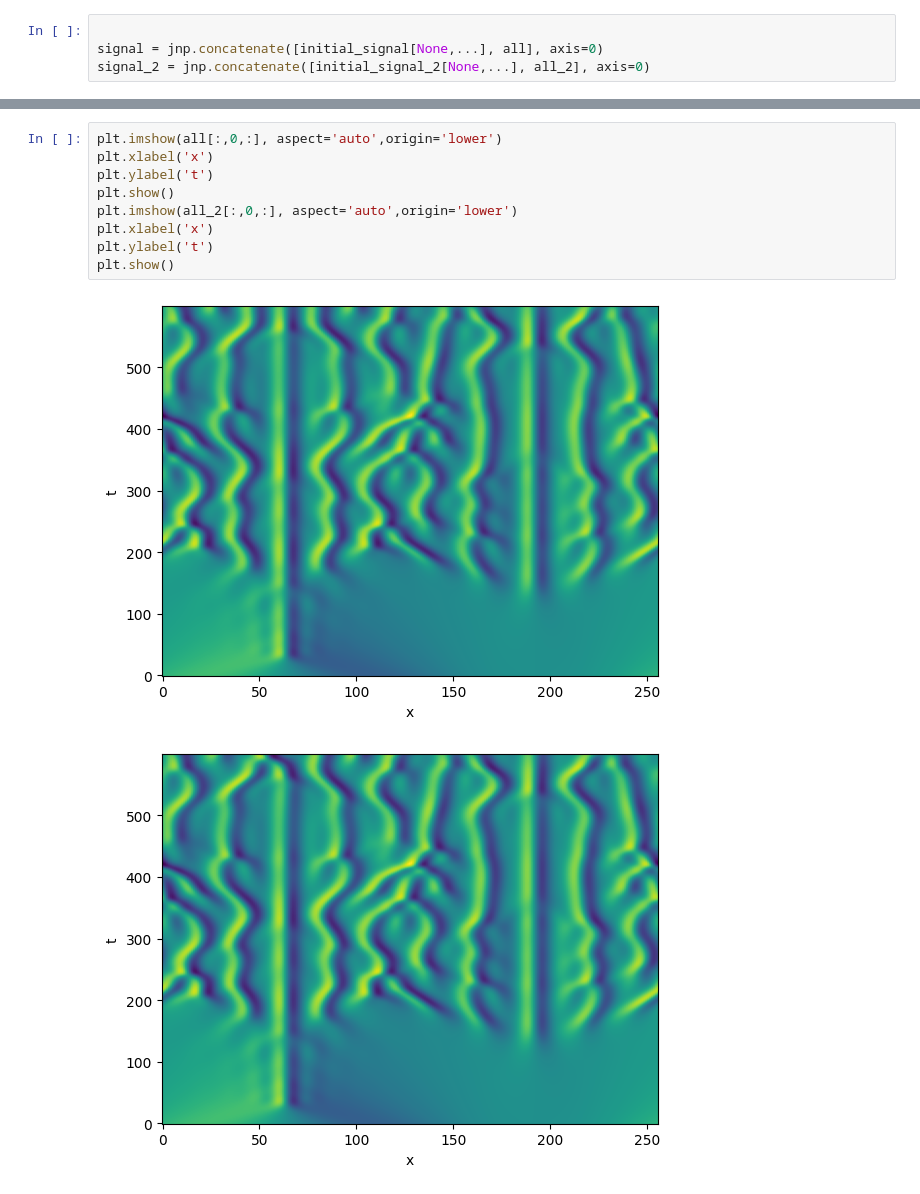
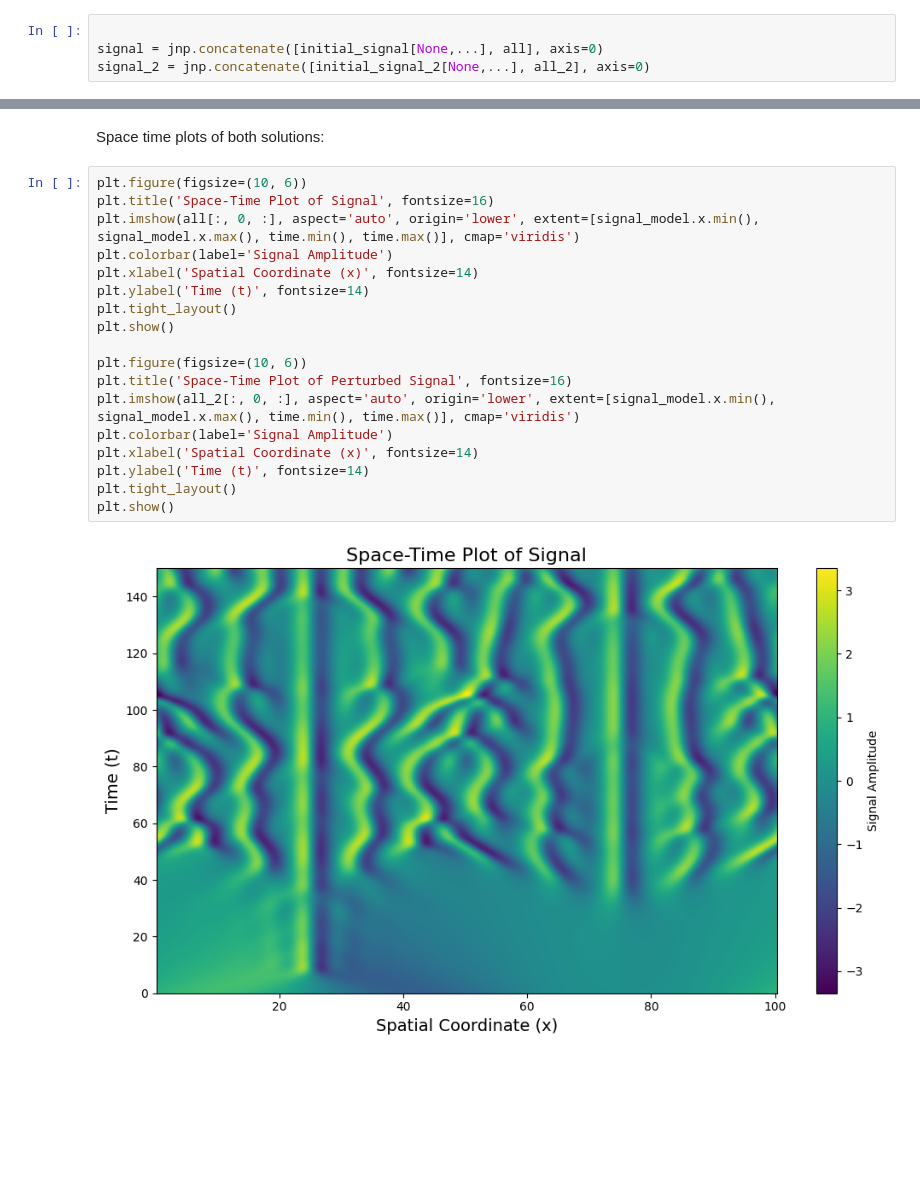
Before and after one commit to jameswoodfield/Particle_Filter, a Jupyter notebook: Example_2_KS_perturbed.ipynb, the cells around one changed output, grey strips where cells are left out. Drawn from its saved outputs; the diff is of its cells as text; blank space fills up the shorter version.

```diff
--- a/Example_2_KS_perturbed.ipynb
+++ b/Example_2_KS_perturbed.ipynb
@@ -69,12 +79,22 @@ interactive(children=(IntSlider(value=300, description='da_step', max=600), Outp
-# %%
-plt.imshow(all[:,0,:], aspect='auto',origin='lower')
-plt.xlabel('x')
-plt.ylabel('t')
-plt.show()
-plt.imshow(all_2[:,0,:], aspect='auto',origin='lower')
-plt.xlabel('x')
-plt.ylabel('t')
-plt.show()
-# %% [output]
-[figure, removed]
-[figure, removed]
+# %% [markdown]
+Space time plots of both solutions:
+# %%
+plt.figure(figsize=(10, 6))
+plt.title('Space-Time Plot of Signal', fontsize=16)
+plt.imshow(all[:, 0, :], aspect='auto', origin='lower', extent=[signal_model.x.min(), signal_model.x.max(), time.min(), time.max()], cmap='viridis')
+plt.colorbar(label='Signal Amplitude')
+plt.xlabel('Spatial Coordinate (x)', fontsize=14)
+plt.ylabel('Time (t)', fontsize=14)
+plt.tight_layout()
+plt.show()
+
+plt.figure(figsize=(10, 6))
+plt.title('Space-Time Plot of Perturbed Signal', fontsize=16)
+plt.imshow(all_2[:, 0, :], aspect='auto', origin='lower', extent=[signal_model.x.min(), signal_model.x.max(), time.min(), time.max()], cmap='viridis')
+plt.colorbar(label='Signal Amplitude')
+plt.xlabel('Spatial Coordinate (x)', fontsize=14)
+plt.ylabel('Time (t)', fontsize=14)
+plt.tight_layout()
+plt.show()
+# %% [output]
+[figure, added]
```
Also changed, not shown: parts of 7 cells of this notebook, 4 other files.
